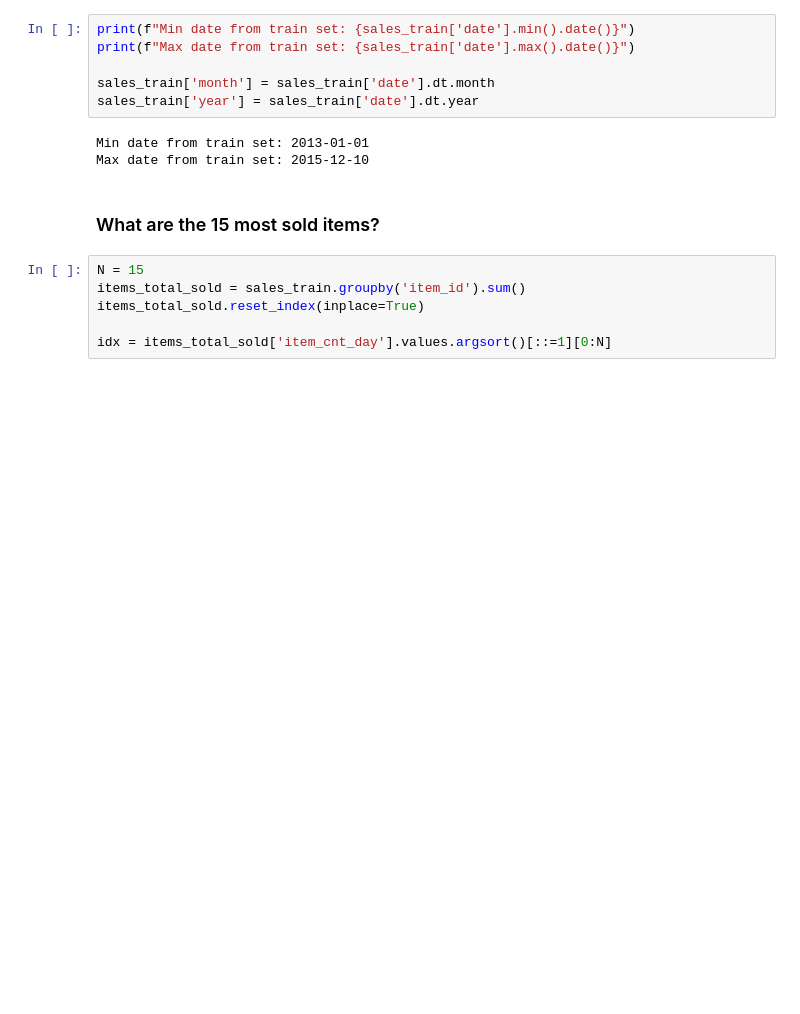
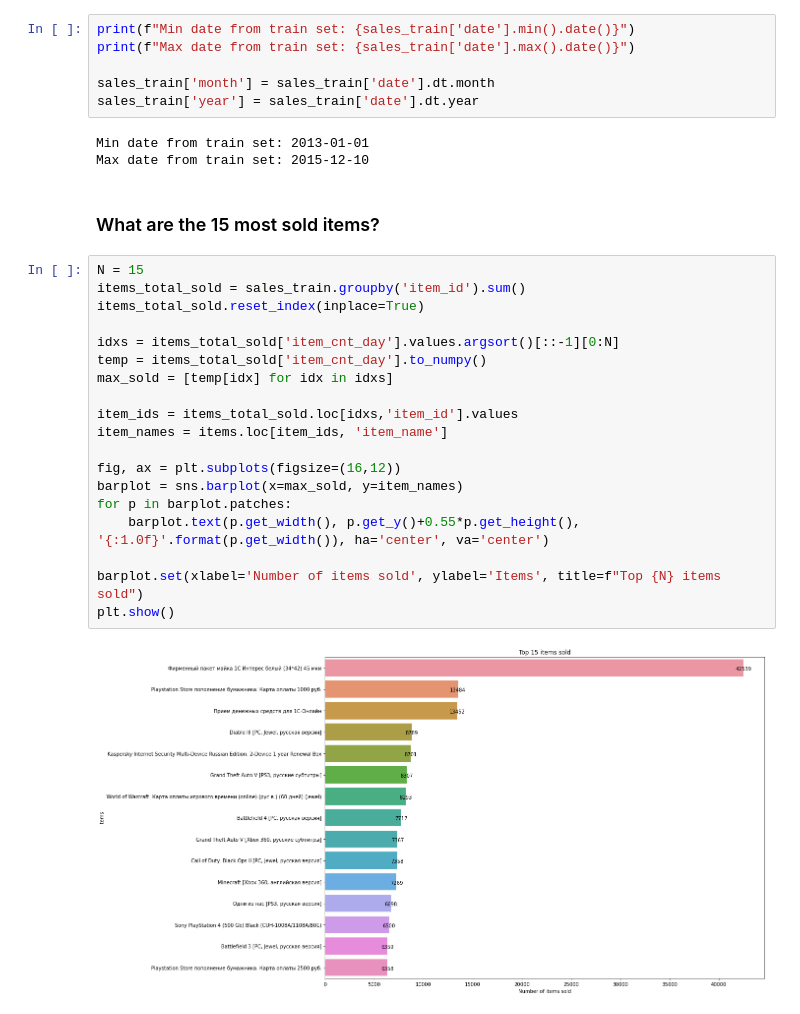
Before and after one commit to RAIERIN/kaggle-projects, a Jupyter notebook: Learn/Projects/Predict Future Sales/sales-forecast-univariate-and-multivariate-lstm.ipynb, the cells around one changed output. Cells and saved outputs as stored; diff of their text form; blank space fills up the shorter version.

```diff
--- a/Learn/Projects/Predict Future Sales/sales-forecast-univariate-and-multivariate-lstm.ipynb
+++ b/Learn/Projects/Predict Future Sales/sales-forecast-univariate-and-multivariate-lstm.ipynb
@@ -178,9 +159,24 @@ Min date from train set: 2013-01-01
 Max date from train set: 2015-12-10
 # %% [markdown]
 ### What are the 15 most sold items?
-# %%
-N = 15
-items_total_sold = sales_train.groupby('item_id').sum()
-items_total_sold.reset_index(inplace=True)
-
-idx = items_total_sold['item_cnt_day'].values.argsort()[::=1][0:N]
+# %%
+N = 15
+items_total_sold = sales_train.groupby('item_id').sum()
+items_total_sold.reset_index(inplace=True)
+
+idxs = items_total_sold['item_cnt_day'].values.argsort()[::-1][0:N]
+temp = items_total_sold['item_cnt_day'].to_numpy()
+max_sold = [temp[idx] for idx in idxs]
+
+item_ids = items_total_sold.loc[idxs,'item_id'].values
+item_names = items.loc[item_ids, 'item_name']
+
+fig, ax = plt.subplots(figsize=(16,12))
+barplot = sns.barplot(x=max_sold, y=item_names)
+for p in barplot.patches:
+    barplot.text(p.get_width(), p.get_y()+0.55*p.get_height(), '{:1.0f}'.format(p.get_width()), ha='center', va='center')
+
+barplot.set(xlabel='Number of items sold', ylabel='Items', title=f"Top {N} items sold")
+plt.show()
+# %% [output]
+[figure, added]
```
Also changed, not shown: parts of 41 cells of this notebook.
